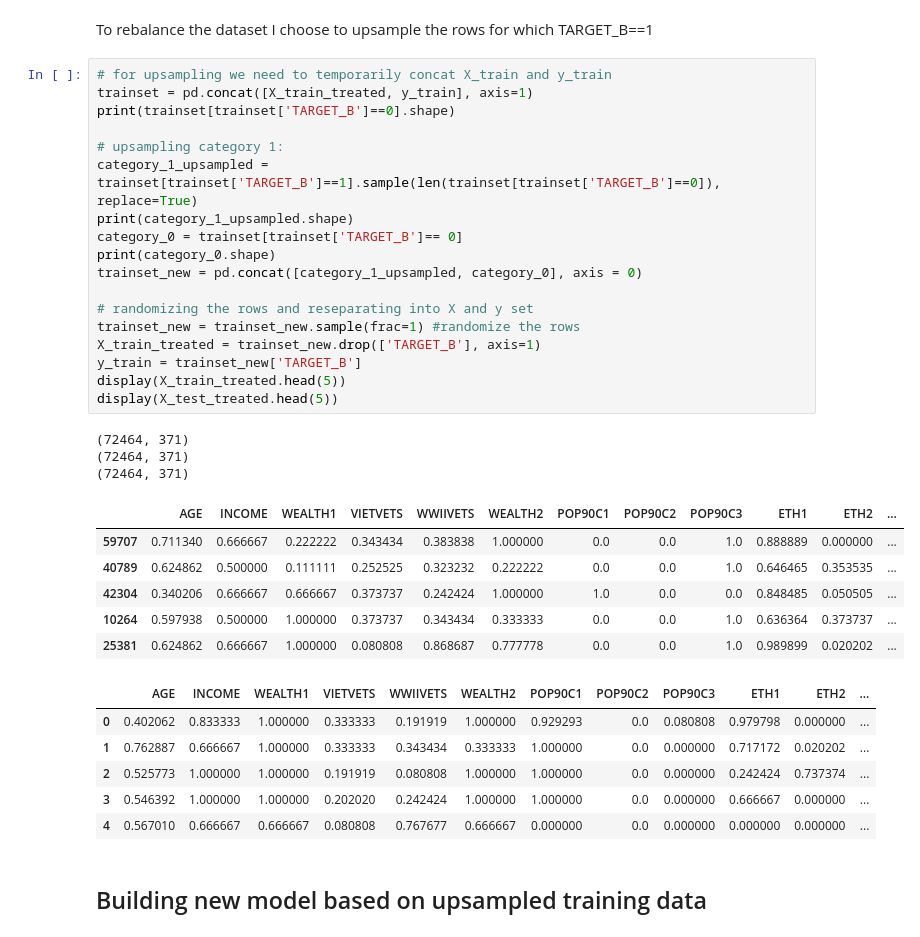
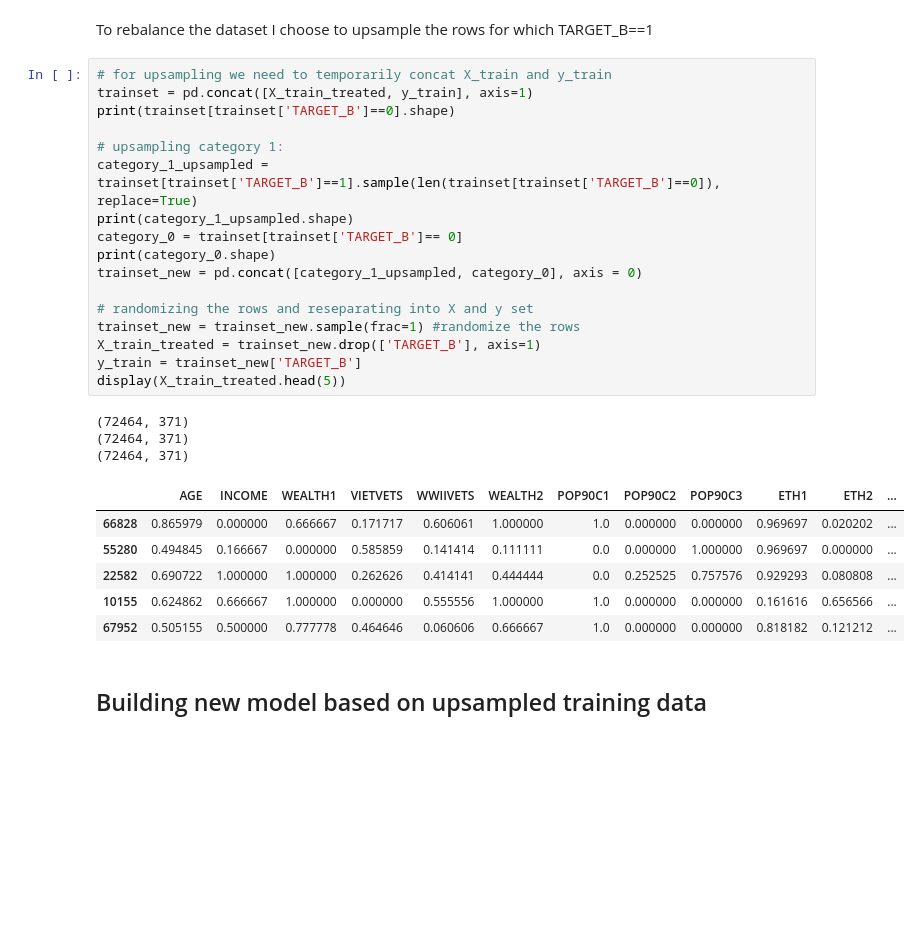
Before and after one commit to NolwennLeBas/lab-handling-data-imbalance-classification, a Jupyter notebook: classification_model.ipynb, the cells around one changed output. Drawn from its saved outputs; the diff is of its cells as text; blank space fills up the shorter version.

```diff
--- a/classification_model.ipynb
+++ b/classification_model.ipynb
@@ -423,37 +423,30 @@ To rebalance the dataset I choose to upsample the rows for which TARGET_B==1
 # %%
 # for upsampling we need to temporarily concat X_train and y_train
 trainset = pd.concat([X_train_treated, y_train], axis=1)
 print(trainset[trainset['TARGET_B']==0].shape)
 
 # upsampling category 1:
 category_1_upsampled = trainset[trainset['TARGET_B']==1].sample(len(trainset[trainset['TARGET_B']==0]), replace=True)
 print(category_1_upsampled.shape)
 category_0 = trainset[trainset['TARGET_B']== 0]
 print(category_0.shape)
 trainset_new = pd.concat([category_1_upsampled, category_0], axis = 0)
 
 # randomizing the rows and reseparating into X and y set
 trainset_new = trainset_new.sample(frac=1) #randomize the rows
 X_train_treated = trainset_new.drop(['TARGET_B'], axis=1)
 y_train = trainset_new['TARGET_B']
 display(X_train_treated.head(5))
-display(X_test_treated.head(5))
 # %% [output]
 (72464, 371)
 (72464, 371)
 (72464, 371)
 |  | AGE | INCOME | WEALTH1 | VIETVETS | WWIIVETS | WEALTH2 | POP90C1 | POP90C2 | POP90C3 | ETH1 | ETH2 | ... |
-| 59707 | 0.711340 | 0.666667 | 0.222222 | 0.343434 | 0.383838 | 1.000000 | 0.0 | 0.0 | 1.0 | 0.888889 | 0.000000 | ... |
-| 40789 | 0.624862 | 0.500000 | 0.111111 | 0.252525 | 0.323232 | 0.222222 | 0.0 | 0.0 | 1.0 | 0.646465 | 0.353535 | ... |
-| 42304 | 0.340206 | 0.666667 | 0.666667 | 0.373737 | 0.242424 | 1.000000 | 1.0 | 0.0 | 0.0 | 0.848485 | 0.050505 | ... |
-| 10264 | 0.597938 | 0.500000 | 1.000000 | 0.373737 | 0.343434 | 0.333333 | 0.0 | 0.0 | 1.0 | 0.636364 | 0.373737 | ... |
-| 25381 | 0.624862 | 0.666667 | 1.000000 | 0.080808 | 0.868687 | 0.777778 | 0.0 | 0.0 | 1.0 | 0.989899 | 0.020202 | ... |
+| 66828 | 0.865979 | 0.000000 | 0.666667 | 0.171717 | 0.606061 | 1.000000 | 1.0 | 0.000000 | 0.000000 | 0.969697 | 0.020202 | ... |
+| 55280 | 0.494845 | 0.166667 | 0.000000 | 0.585859 | 0.141414 | 0.111111 | 0.0 | 0.000000 | 1.000000 | 0.969697 | 0.000000 | ... |
+| 22582 | 0.690722 | 1.000000 | 1.000000 | 0.262626 | 0.414141 | 0.444444 | 0.0 | 0.252525 | 0.757576 | 0.929293 | 0.080808 | ... |
+| 10155 | 0.624862 | 0.666667 | 1.000000 | 0.000000 | 0.555556 | 1.000000 | 1.0 | 0.000000 | 0.000000 | 0.161616 | 0.656566 | ... |
+| 67952 | 0.505155 | 0.500000 | 0.777778 | 0.464646 | 0.060606 | 0.666667 | 1.0 | 0.000000 | 0.000000 | 0.818182 | 0.121212 | ... |
-|  | AGE | INCOME | WEALTH1 | VIETVETS | WWIIVETS | WEALTH2 | POP90C1 | POP90C2 | POP90C3 | ETH1 | ETH2 | ... |
-| 0 | 0.402062 | 0.833333 | 1.000000 | 0.333333 | 0.191919 | 1.000000 | 0.929293 | 0.0 | 0.080808 | 0.979798 | 0.000000 | ... |
-| 1 | 0.762887 | 0.666667 | 1.000000 | 0.333333 | 0.343434 | 0.333333 | 1.000000 | 0.0 | 0.000000 | 0.717172 | 0.020202 | ... |
-| 2 | 0.525773 | 1.000000 | 1.000000 | 0.191919 | 0.080808 | 1.000000 | 1.000000 | 0.0 | 0.000000 | 0.242424 | 0.737374 | ... |
-| 3 | 0.546392 | 1.000000 | 1.000000 | 0.202020 | 0.242424 | 1.000000 | 1.000000 | 0.0 | 0.000000 | 0.666667 | 0.000000 | ... |
-| 4 | 0.567010 | 0.666667 | 0.666667 | 0.080808 | 0.767677 | 0.666667 | 0.000000 | 0.0 | 0.000000 | 0.000000 | 0.000000 | ... |
 # %% [markdown]
 ## Building new model based on upsampled training data
 # %%
```
Also changed, not shown: parts of 21 cells of this notebook, 1 other file.
